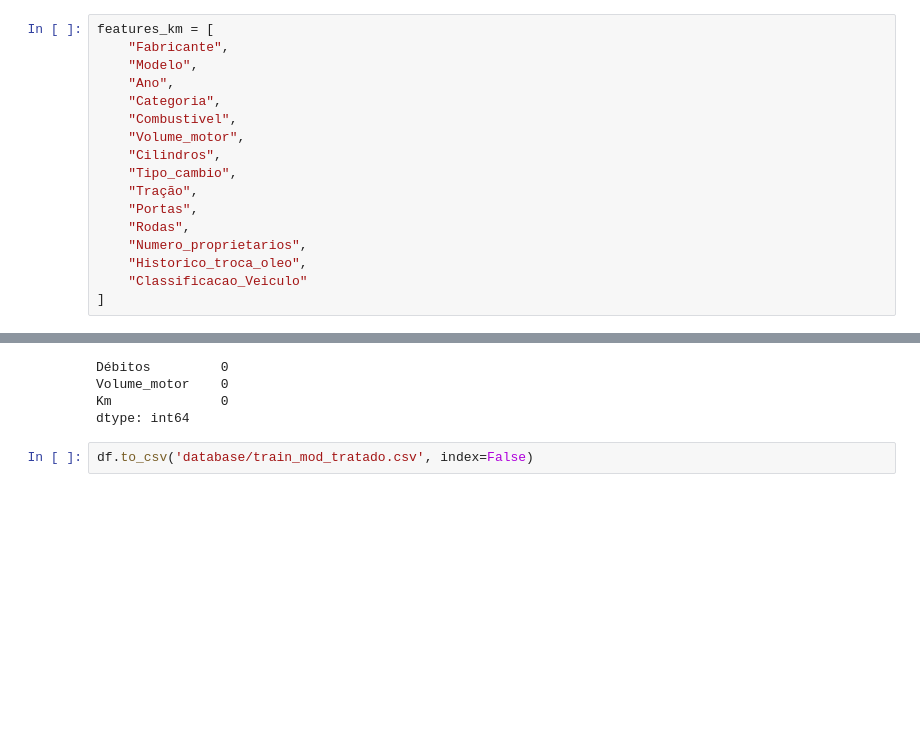
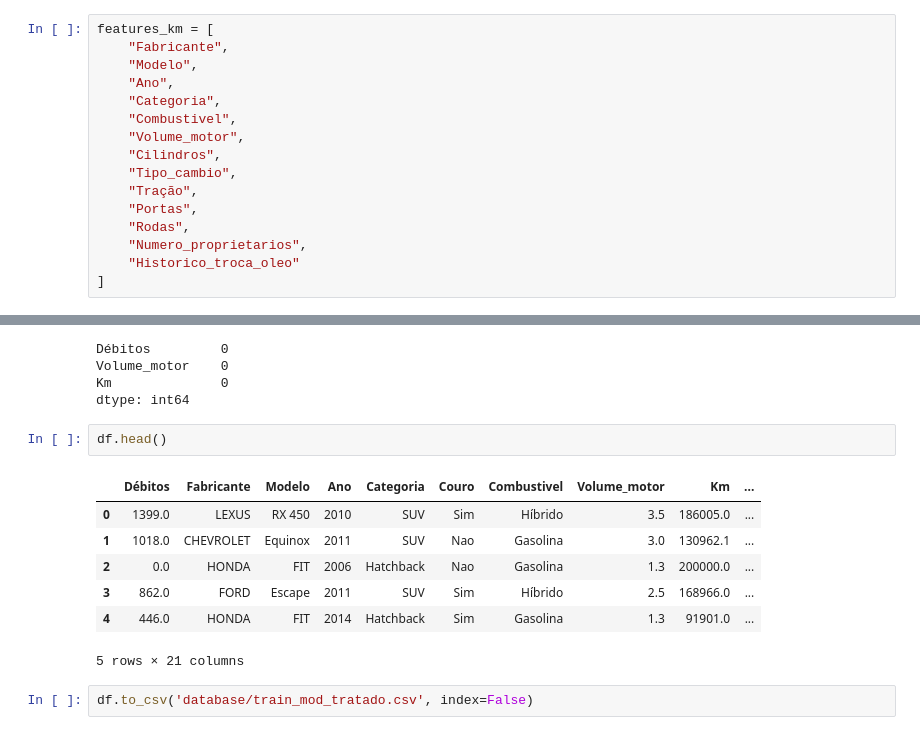
Before and after one commit to adrianop/ESE410035---Introducao-ao-Aprendizado-de-Maquina, a Jupyter notebook: 1 - analise_exploratoria.ipynb, the cells around one changed output, grey strips where cells are left out. Cells and saved outputs as stored; diff of their text form; blank space fills up the shorter version.

Commit message:
treinado modelos e feito a predição no dataset de teste

```diff
--- a/1 - analise_exploratoria.ipynb
+++ b/1 - analise_exploratoria.ipynb
@@ -558,8 +558,7 @@ features_km = [
     "Portas",
     "Rodas",
     "Numero_proprietarios",
-    "Historico_troca_oleo",
-    "Classificacao_Veiculo"
+    "Historico_troca_oleo"
 ]
 # %%
 train_km = df[df["Km"].notna()].copy()
@@ -592,5 +591,15 @@ Débitos         0
 Volume_motor    0
 Km              0
 dtype: int64
+# %%
+df.head()
+# %% [output]
+|  | Débitos | Fabricante | Modelo | Ano | Categoria | Couro | Combustivel | Volume_motor | Km | ... |
+| 0 | 1399.0 | LEXUS | RX 450 | 2010 | SUV | Sim | Híbrido | 3.5 | 186005.0 | ... |
+| 1 | 1018.0 | CHEVROLET | Equinox | 2011 | SUV | Nao | Gasolina | 3.0 | 130962.1 | ... |
+| 2 | 0.0 | HONDA | FIT | 2006 | Hatchback | Nao | Gasolina | 1.3 | 200000.0 | ... |
+| 3 | 862.0 | FORD | Escape | 2011 | SUV | Sim | Híbrido | 2.5 | 168966.0 | ... |
+| 4 | 446.0 | HONDA | FIT | 2014 | Hatchback | Sim | Gasolina | 1.3 | 91901.0 | ... |
+5 rows × 21 columns
 # %%
 df.to_csv('database/train_mod_tratado.csv', index=False)
```
Also changed, not shown: parts of 1 cell of this notebook, 7 other files.
